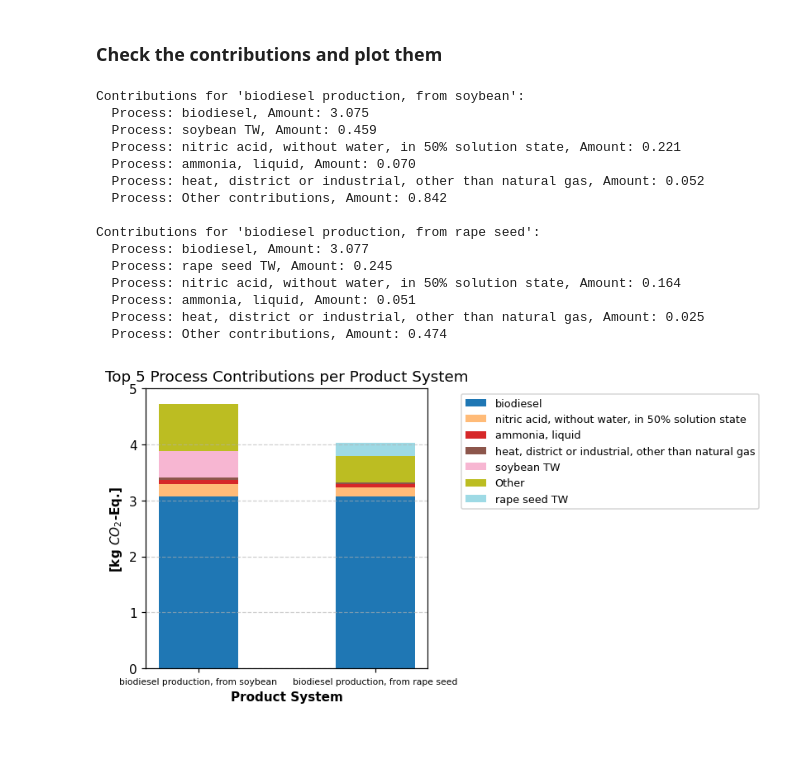
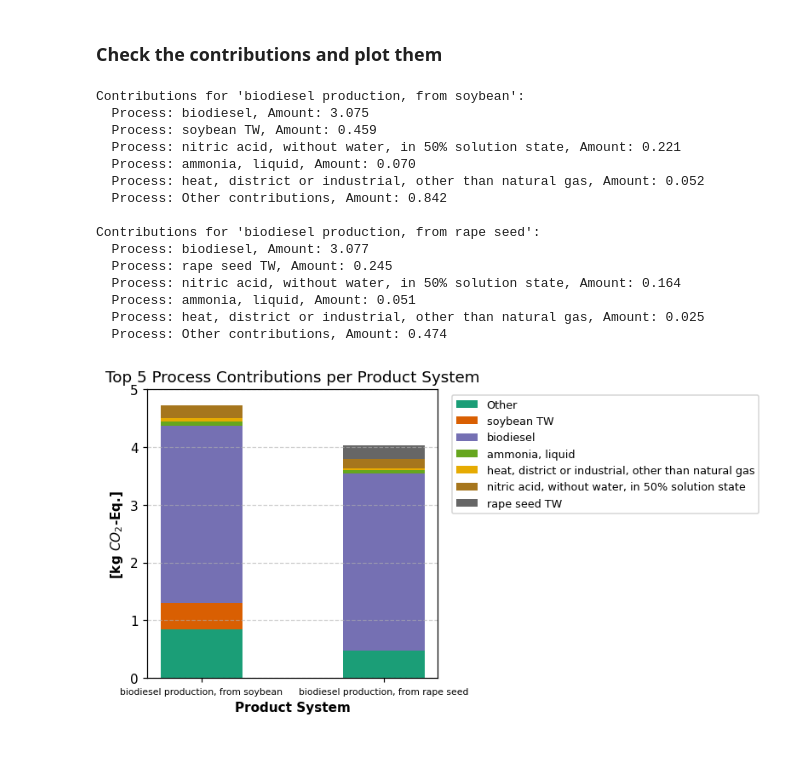
Before and after one commit to SiyueZhang41/Biofuel_productions_OpenLCA, a Jupyter notebook: Biofuels.ipynb, the cells around one changed output. Drawn from its saved outputs; the diff is of its cells as text; code cells hidden in the pictures.

```diff
--- a/Biofuels.ipynb
+++ b/Biofuels.ipynb
@@ -37,7 +45,7 @@ df_biofuels = pd.read_excel(file_path, engine='openpyxl')
 # %% [markdown]
 ### Clean the dataframe
 # %%
-df_process_char = pd.DataFrame({
+df_flow_char = pd.DataFrame({
     'flow_name': df_biofuels['flow name'],
     'id': df_biofuels['UUID dataset'],
     'flow_property': df_biofuels['flow property'],
@@ -47,7 +55,7 @@ df_process_char = pd.DataFrame({
     'is_ref_flow': df_biofuels['is reference flow?'],
 })
 
-df_process_char
+df_flow_char
 # %% [output]
 |  | flow_name | id | flow_property | unit | flow_type | in/out | is_ref_flow |
 | 0 | diesel | 291fc06d-1b3e-4077-aabb-346b588ed24b | Mass | kg | PRODUCT_FLOW | in | False |
@@ -71,7 +79,7 @@ df_process_char
 # %%
 dt_object = datetime.fromtimestamp(datetime.timestamp(datetime.now()))
 
-for _, row in df_process_char.iterrows():
+for _, row in df_flow_char.iterrows():
     if row['id'] == 'new_flow':
 
         existing_flow = client.find(o.Flow, row['flow_name']) # Avoid duplicates
@@ -84,8 +92,8 @@ for _, row in df_process_char.iterrows():
             flow_type = o.FlowType[row['flow_type']],
 
             flow_properties=[o.FlowPropertyFactor( # Create a new FlowPropertyFactor object to link a flow with its property
-            conversion_factor=1.0, # Set conversion factor (1 unit of flow = 1 unit of property
-            flow_property= client.find(o.FlowProperty, row['flow_property']),
+            conversion_factor=1.0, # Set conversion factor (1 unit of flow = 1 unit of property)
+            flow_property= client.find(o.FlowProperty, row['flow_property']), # Search for existing FlowProperty in the OpenLCA database
             is_ref_flow_property=True
             )],
 
@@ -96,11 +104,11 @@ for _, row in df_process_char.iterrows():
 # %% [markdown]
 ### Prepare data for new processes
 # %%
-all_flows = client.get_descriptors(o.Flow)
-flow_lookup = {obj.name: obj.id for obj in all_flows}
-flow_names = df_process_char['flow_name'].unique()
-target_names = []
-target_ids = []
+all_flows = client.get_descriptors(o.Flow) # Get all flow descriptors from the openLCA database (only ID and name)
+flow_lookup = {obj.name: obj.id for obj in all_flows} # Create a lookup dictionary to map flow names to their IDs
+flow_names = df_flow_char['flow_name'].unique() # Get unique flow names from the DataFrame
+target_names = [] # Empty list to store flow names that are found in openLCA
+target_ids = [] # Empty list to store corresponding flow IDs
 
 for name in flow_names:
     if name in flow_lookup:
@@ -122,7 +130,7 @@ df_process_char = pd.DataFrame({
     'biodiesel production, from rape seed': df_biofuels['biodiesel production, from rape seed'],
 })
 
-df_process_char['id'] = df_process_char['flow_name'].map(flow_lookup)
+df_process_char['id'] = df_process_char['flow_name'].map(flow_lookup) # Map flow names to their IDs using the lookup dictionary
 
 
 cols = [
@@ -276,8 +286,10 @@ Created product system 'biodiesel production, from rape seed' with id 6443074f-4
 # %% [markdown]
 ### Calculate LCIA results
 # %%
+FU = 1.0 # functional unit for the product system
+target_systems = ['biodiesel production, from soybean',
+                  'biodiesel production, from rape seed'] # Target product systems for impact assessment
 
-target_systems = ['biodiesel production, from soybean', 'biodiesel production, from rape seed'] # Target product systems for impact assessment
 print("Target product systems for impact assessment:", target_systems)
 method = client.find(o.ImpactMethod, "IPCC 2013 GWP 100a")  # Impact method for GWP
 print("Impact method for assessment:", method.name)
@@ -297,7 +309,7 @@ for name in target_systems:
         target=system_ref.to_ref(),
         impact_method=method.to_ref(),
         allocation=o.AllocationType.NO_ALLOCATION,
-        amount=1,
+        amount=FU,
     )
 
     result = client.calculate(setup) # Perform the impact assessment calculation
@@ -364,42 +376,42 @@ x = np.arange(len(target_systems))
 fig, ax = plt.subplots(dpi = 110, figsize=(4, 4))
 bottom = np.zeros(len(target_systems))
 
-colors = plt.cm.tab20(np.linspace(0, 1, len(all_labels)))
+colors = plt.cm.Dark2(np.linspace(0, 1, len(all_labels)))
 
 for i, (label, row) in enumerate(zip(all_labels, data_matrix)):
     ax.bar(x, row, bottom=bottom, label=label, color=colors[i], width=0.45)
     bottom += np.array(row)
 
 # Labels and legend
 ax.set_xticks(x)
 ax.set_xticklabels(target_systems, fontsize=7)
 ax.set_ylabel('[kg $CO_2$-Eq.]', fontweight='bold')
 ax.set_xlabel('Product System', fontweight='bold')
 ax.set_title('Top 5 Process Contributions per Product System')
-ax.legend(loc='upper left', bbox_to_anchor=(1.1, 1), fontsize='small')
+ax.legend(loc='upper left', bbox_to_anchor=(1.03, 1), fontsize='small')
 ax.grid(True, axis='y', linestyle='--', alpha=0.6)
 
 
 
 plt.ylim(0, 5)
 plt.show()
 # %% [output]
 Contributions for 'biodiesel production, from soybean':
   Process: biodiesel, Amount: 3.075
   Process: soybean TW, Amount: 0.459
   Process: nitric acid, without water, in 50% solution state, Amount: 0.221
   Process: ammonia, liquid, Amount: 0.070
   Process: heat, district or industrial, other than natural gas, Amount: 0.052
   Process: Other contributions, Amount: 0.842
 
 Contributions for 'biodiesel production, from rape seed':
   Process: biodiesel, Amount: 3.077
   Process: rape seed TW, Amount: 0.245
   Process: nitric acid, without water, in 50% solution state, Amount: 0.164
   Process: ammonia, liquid, Amount: 0.051
   Process: heat, district or industrial, other than natural gas, Amount: 0.025
   Process: Other contributions, Amount: 0.474
-[figure, old version]
+[figure, new version]
 # %% [markdown]
 ##
 # %% [markdown]
```
Also changed, not shown: parts of 6 cells of this notebook.
